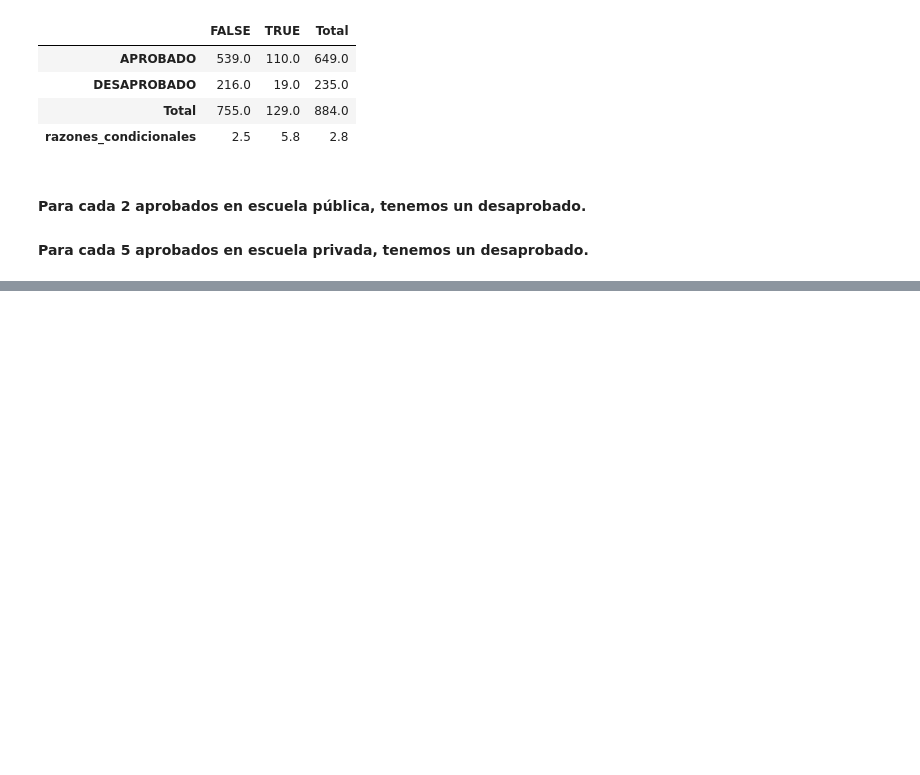
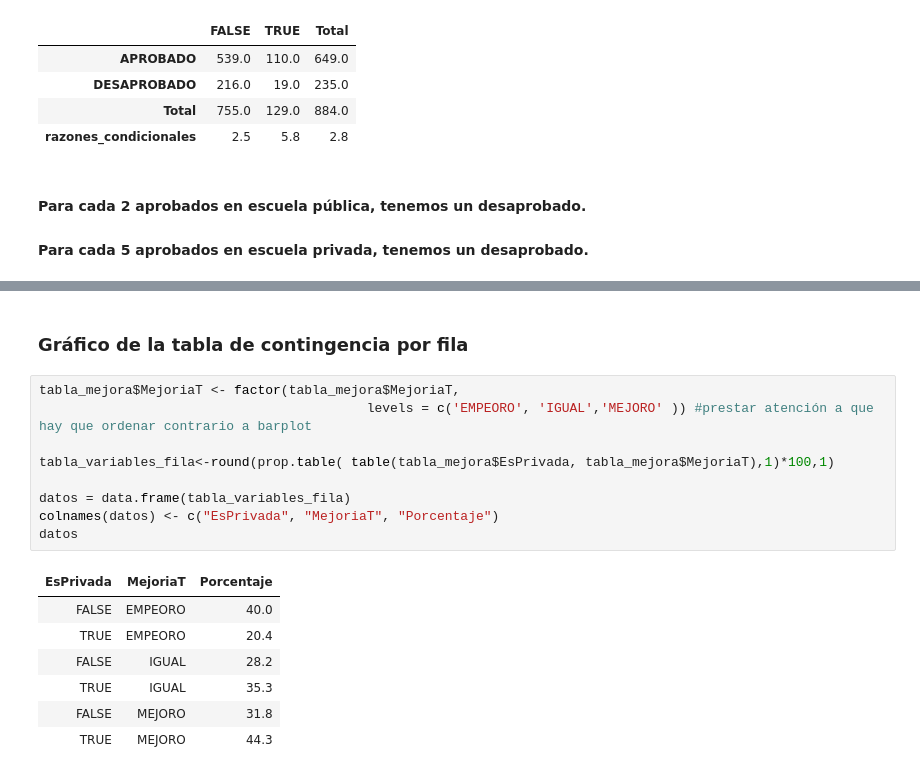
Before and after one commit to Nefertumm/EDM_2023, a Jupyter notebook: Dataset_escuelas/TP1.ipynb, the cells around one changed output, grey strips where cells are left out. Cells and saved outputs as stored; diff of their text form; blank space fills up the shorter version.

```diff
--- a/Dataset_escuelas/TP1.ipynb
+++ b/Dataset_escuelas/TP1.ipynb
@@ -3798,0 +3854,19 @@ FALSE  TRUE Total
+# %% [markdown]
+### Gráfico de la tabla de contingencia por fila
+# %%
+tabla_mejora$MejoriaT <- factor(tabla_mejora$MejoriaT,
+                                          levels = c('EMPEORO', 'IGUAL','MEJORO' )) #prestar atención a que hay que ordenar contrario a barplot
+
+tabla_variables_fila<-round(prop.table( table(tabla_mejora$EsPrivada, tabla_mejora$MejoriaT),1)*100,1)
+
+datos = data.frame(tabla_variables_fila)
+colnames(datos) <- c("EsPrivada", "MejoriaT", "Porcentaje")
+datos
+# %% [output]
+| EsPrivada | MejoriaT | Porcentaje |
+| FALSE | EMPEORO | 40.0 |
+| TRUE | EMPEORO | 20.4 |
+| FALSE | IGUAL | 28.2 |
+| TRUE | IGUAL | 35.3 |
+| FALSE | MEJORO | 31.8 |
+| TRUE | MEJORO | 44.3 |
```
Also changed, not shown: parts of 30 cells of this notebook, 1 other file.
